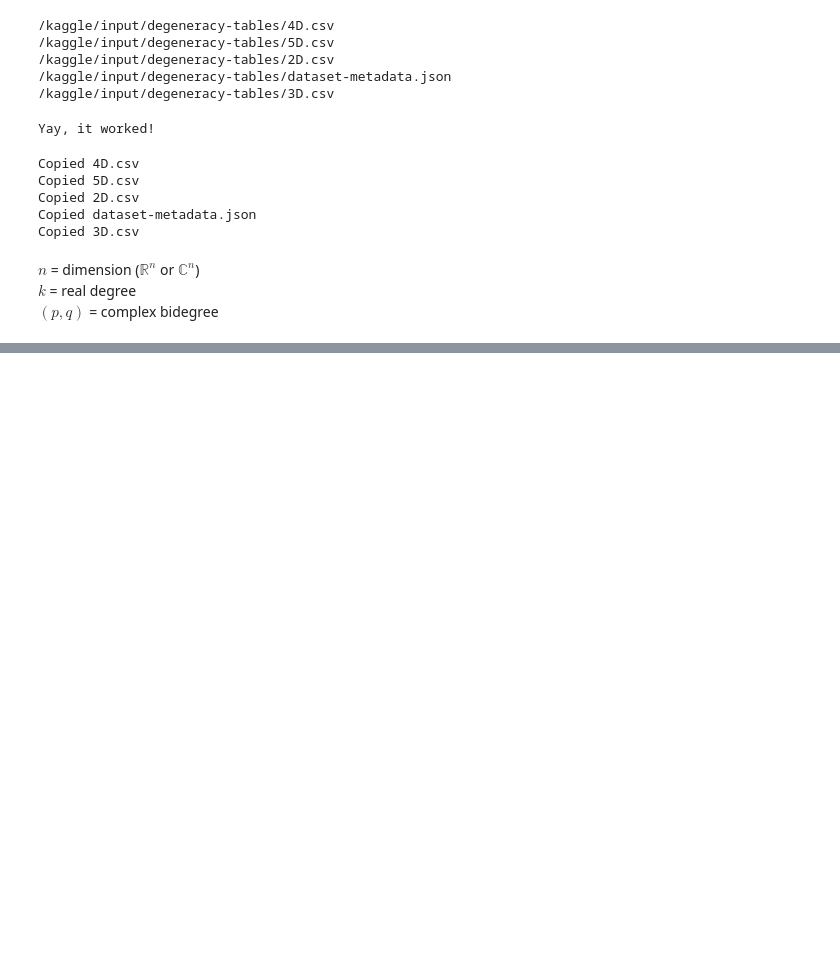
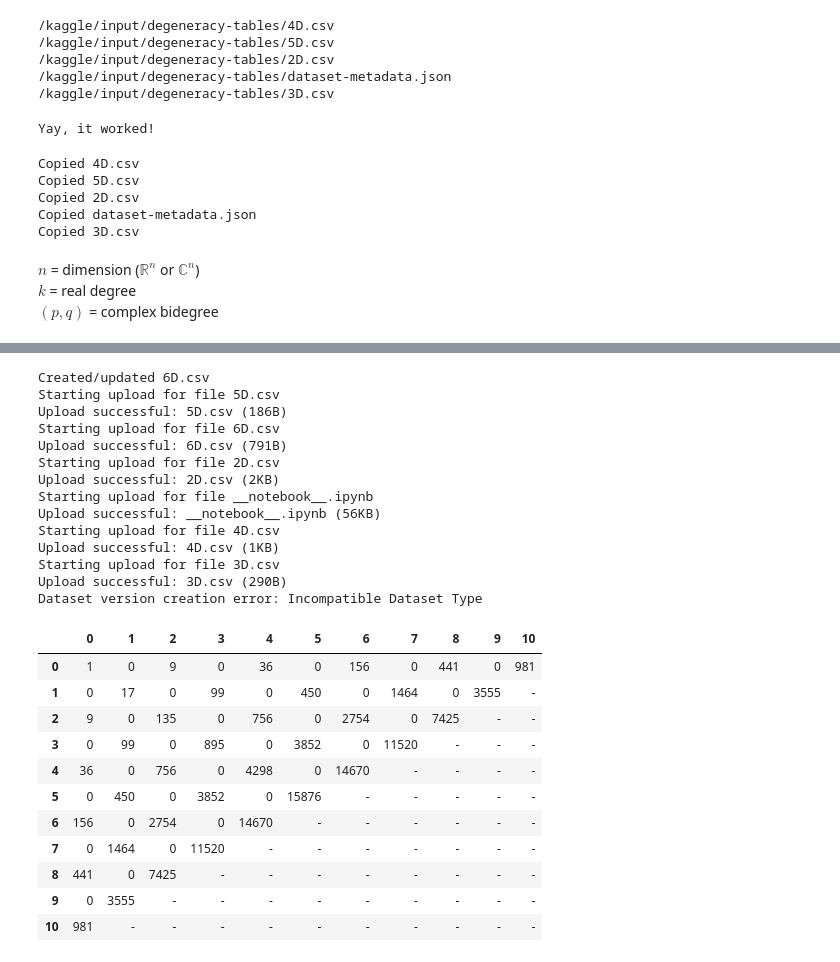
Before and after one commit to tkiran27/Harmonic_Bases_and_Degeneracy_Tables, a Jupyter notebook: harmonic-invariant-basis.ipynb, the cells around one changed output, grey strips where cells are left out. Drawn from its saved outputs; the diff is of its cells as text; code cells hidden in the pictures; blank space fills up the shorter version.

```diff
--- a/harmonic-invariant-basis.ipynb
+++ b/harmonic-invariant-basis.ipynb
@@ -376,0 +443,32 @@ Dataset version creation error: Incompatible Dataset Type
+# %%
+D = Matrix([[Rational(1/2),sqrt(3)*I/2],
+          [sqrt(3)*I/2,Rational(1/2)]])
+A = diag(D,D,D)
+degeneracy_table(A,10)
+# %% [output]
+Created/updated 6D.csv
+Starting upload for file 5D.csv
+Upload successful: 5D.csv (186B)
+Starting upload for file 6D.csv
+Upload successful: 6D.csv (791B)
+Starting upload for file 2D.csv
+Upload successful: 2D.csv (2KB)
+Starting upload for file __notebook__.ipynb
+Upload successful: __notebook__.ipynb (56KB)
+Starting upload for file 4D.csv
+Upload successful: 4D.csv (1KB)
+Starting upload for file 3D.csv
+Upload successful: 3D.csv (290B)
+Dataset version creation error: Incompatible Dataset Type
+|  | 0 | 1 | 2 | 3 | 4 | 5 | 6 | 7 | 8 | 9 | 10 |
+| 0 | 1 | 0 | 9 | 0 | 36 | 0 | 156 | 0 | 441 | 0 | 981 |
+| 1 | 0 | 17 | 0 | 99 | 0 | 450 | 0 | 1464 | 0 | 3555 | - |
+| 2 | 9 | 0 | 135 | 0 | 756 | 0 | 2754 | 0 | 7425 | - | - |
+| 3 | 0 | 99 | 0 | 895 | 0 | 3852 | 0 | 11520 | - | - | - |
+| 4 | 36 | 0 | 756 | 0 | 4298 | 0 | 14670 | - | - | - | - |
+| 5 | 0 | 450 | 0 | 3852 | 0 | 15876 | - | - | - | - | - |
+| 6 | 156 | 0 | 2754 | 0 | 14670 | - | - | - | - | - | - |
+| 7 | 0 | 1464 | 0 | 11520 | - | - | - | - | - | - | - |
+| 8 | 441 | 0 | 7425 | - | - | - | - | - | - | - | - |
+| 9 | 0 | 3555 | - | - | - | - | - | - | - | - | - |
+| 10 | 981 | - | - | - | - | - | - | - | - | - | - |
```
Also changed, not shown: parts of 16 cells of this notebook.
